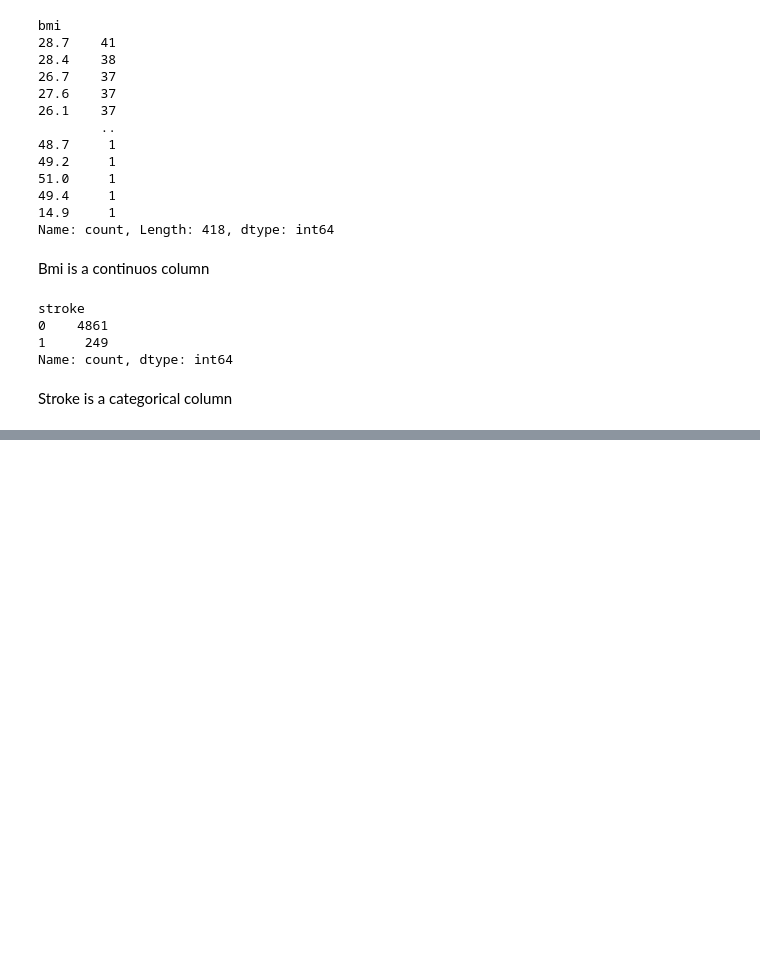
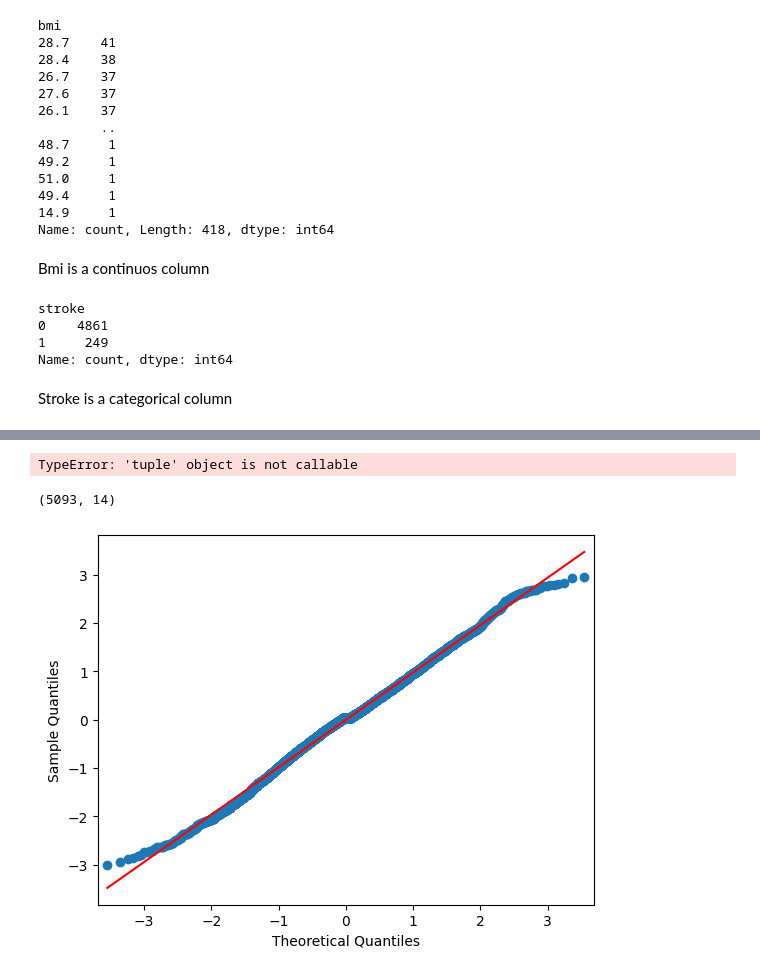
Before and after one commit to IshanSarkar/Portfolio, a Jupyter notebook: Healtcare/Stroke_Prediction.ipynb, the cells around one changed output, grey strips where cells are left out. Saved outputs shown, nothing was run; the diff lists cells and outputs as text; code cells hidden in the pictures; blank space fills up the shorter version.

```diff
--- a/Healtcare/Stroke_Prediction.ipynb
+++ b/Healtcare/Stroke_Prediction.ipynb
@@ -91,0 +179,13 @@ Stroke is a categorical column
+# %%
+df['treated_bmi']=zscore(np.log(df.bmi))
+df=df[np.abs(df.treated_bmi)<3]
+# %% [output]
+TypeError: 'tuple' object is not callable
+# %%
+df.shape
+# %% [output]
+(5093, 14)
+# %%
+qqplot(df.treated_bmi, line='s');
+# %% [output]
+[figure, added]
```
Also changed, not shown: parts of 21 cells of this notebook.
